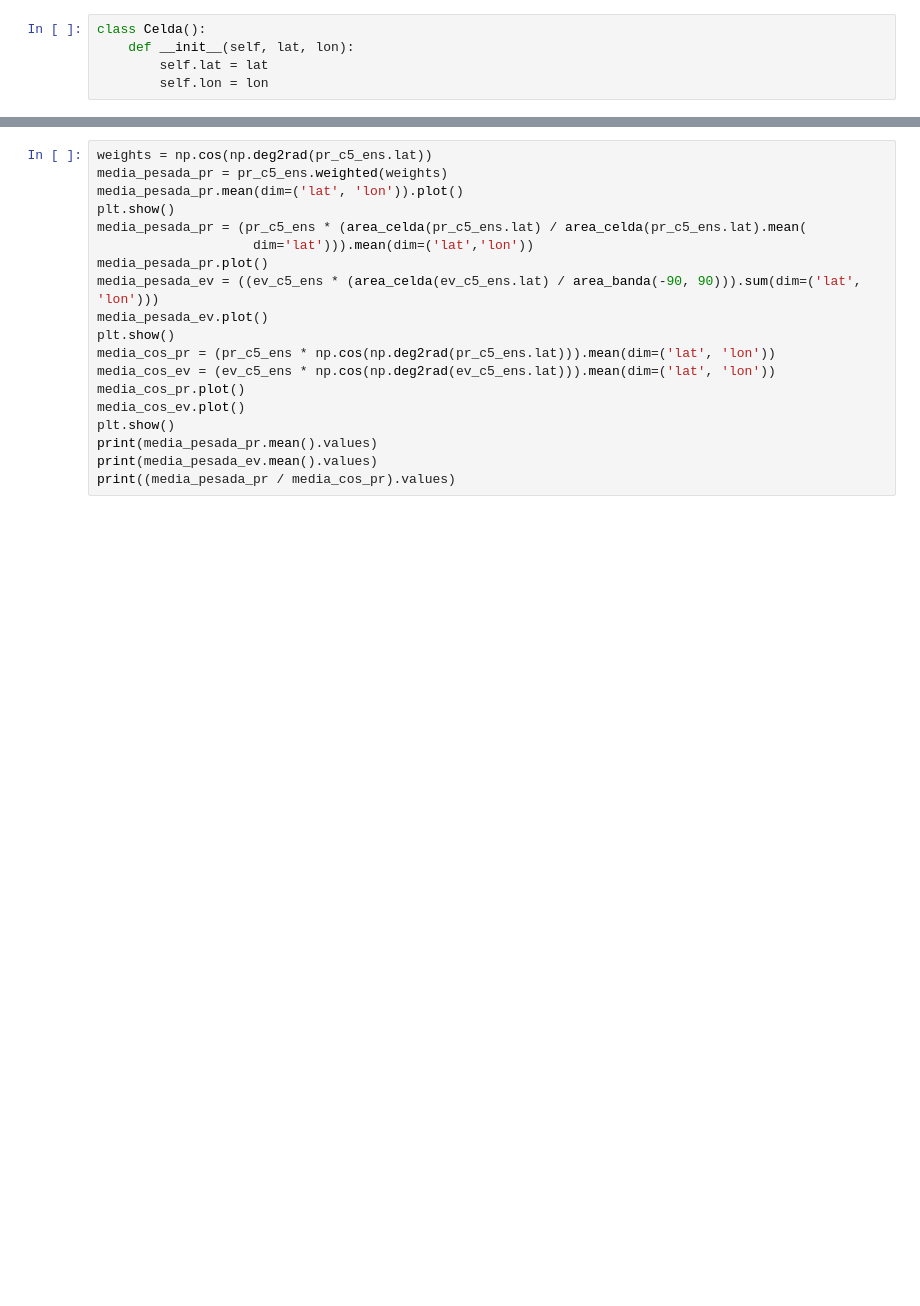
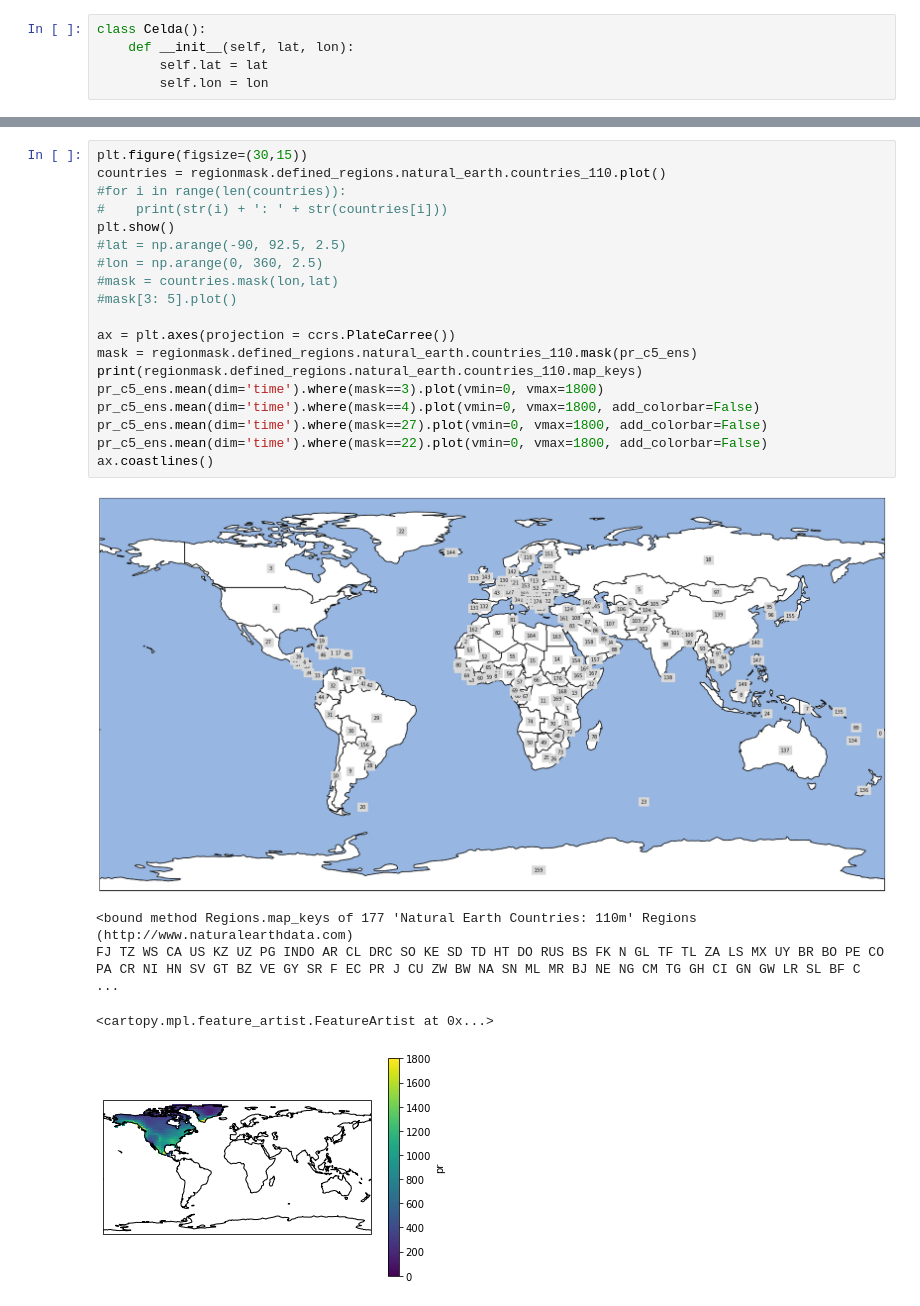
Before and after one commit to blychs/climatologia_fisica, a Jupyter notebook: practica4.ipynb, the cells around one changed output, grey strips where cells are left out. Saved outputs shown, nothing was run; the diff lists cells and outputs as text; blank space fills up the shorter version.

```diff
--- a/practica4.ipynb
+++ b/practica4.ipynb
@@ -189,20 +320,26 @@ q_c6_585_far   = xr.open_dataset('NorESM2-LM/huss_Amon_NorESM2-LM_ssp585_r1_2070
 # """"""""""""""""""""""""""""""""""""""
-# %%
-weights = np.cos(np.deg2rad(pr_c5_ens.lat))
-media_pesada_pr = pr_c5_ens.weighted(weights)
-media_pesada_pr.mean(dim=('lat', 'lon')).plot()
-plt.show()
-media_pesada_pr = (pr_c5_ens * (area_celda(pr_c5_ens.lat) / area_celda(pr_c5_ens.lat).mean(
-                    dim='lat'))).mean(dim=('lat','lon'))
-media_pesada_pr.plot()
-media_pesada_ev = ((ev_c5_ens * (area_celda(ev_c5_ens.lat) / area_banda(-90, 90))).sum(dim=('lat', 'lon')))
-media_pesada_ev.plot()
-plt.show()
-media_cos_pr = (pr_c5_ens * np.cos(np.deg2rad(pr_c5_ens.lat))).mean(dim=('lat', 'lon'))
-media_cos_ev = (ev_c5_ens * np.cos(np.deg2rad(ev_c5_ens.lat))).mean(dim=('lat', 'lon'))
-media_cos_pr.plot()
-media_cos_ev.plot()
-plt.show()
-print(media_pesada_pr.mean().values)
-print(media_pesada_ev.mean().values)
-print((media_pesada_pr / media_cos_pr).values)
+# %%
+plt.figure(figsize=(30,15))
+countries = regionmask.defined_regions.natural_earth.countries_110.plot()
+#for i in range(len(countries)):
+#    print(str(i) + ': ' + str(countries[i]))
+plt.show()
+#lat = np.arange(-90, 92.5, 2.5)
+#lon = np.arange(0, 360, 2.5)
+#mask = countries.mask(lon,lat)
+#mask[3: 5].plot()
+
+ax = plt.axes(projection = ccrs.PlateCarree())
+mask = regionmask.defined_regions.natural_earth.countries_110.mask(pr_c5_ens)
+print(regionmask.defined_regions.natural_earth.countries_110.map_keys)
+pr_c5_ens.mean(dim='time').where(mask==3).plot(vmin=0, vmax=1800)
+pr_c5_ens.mean(dim='time').where(mask==4).plot(vmin=0, vmax=1800, add_colorbar=False)
+pr_c5_ens.mean(dim='time').where(mask==27).plot(vmin=0, vmax=1800, add_colorbar=False)
+pr_c5_ens.mean(dim='time').where(mask==22).plot(vmin=0, vmax=1800, add_colorbar=False)
+ax.coastlines()
+# %% [output]
+[figure, added]
+<bound method Regions.map_keys of 177 'Natural Earth Countries: 110m' Regions (http://www.naturalearthdata.com)
+FJ TZ WS CA US KZ UZ PG INDO AR CL DRC SO KE SD TD HT DO RUS BS FK N GL TF TL ZA LS MX UY BR BO PE CO PA CR NI HN SV GT BZ VE GY SR F EC PR J CU ZW BW NA SN ML MR BJ NE NG CM TG GH CI GN GW LR SL BF C ...
+<cartopy.mpl.feature_artist.FeatureArtist at 0x...>
+[figure, added]
```
Also changed, not shown: parts of 19 cells of this notebook.
